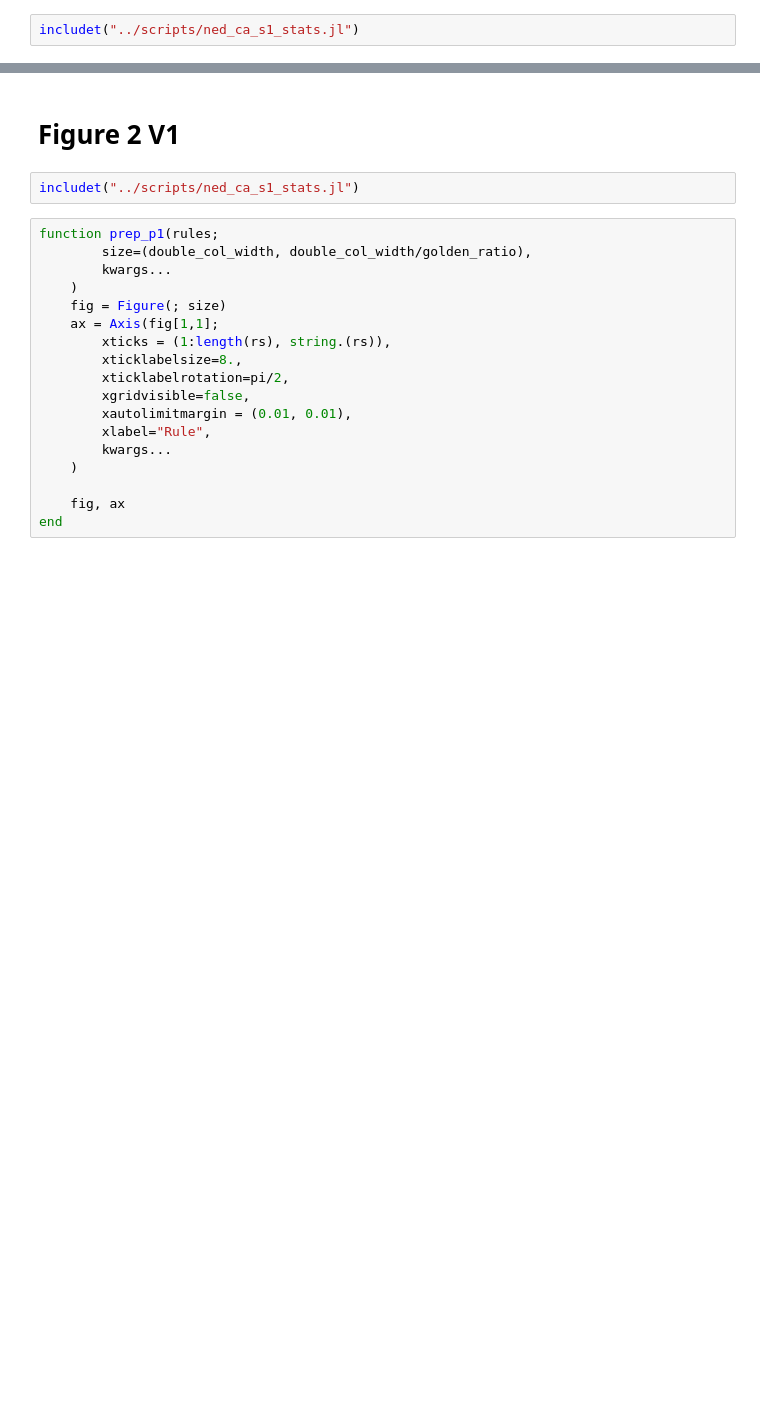
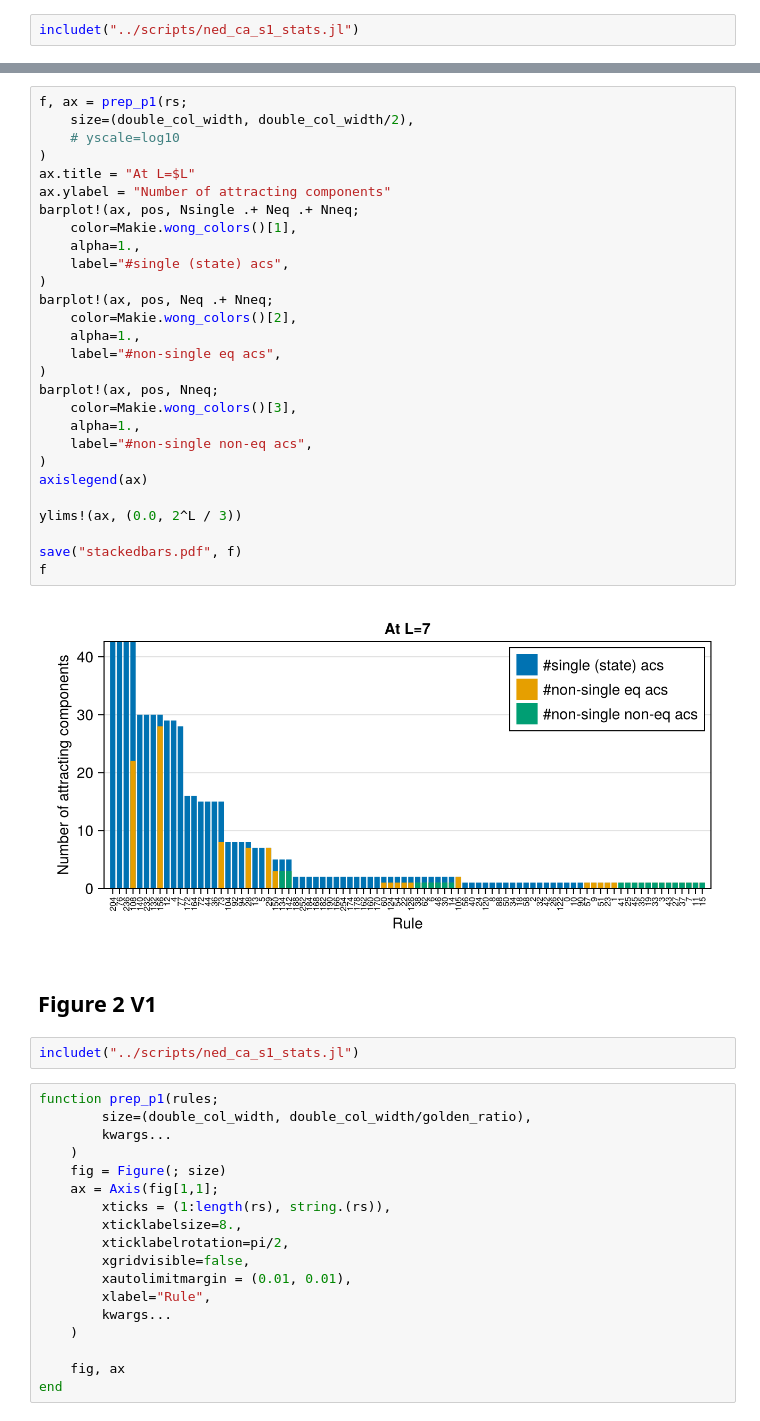
Before and after one commit to kockahonza/TopoStoch, a Jupyter notebook: notebooks/ma_figure_2.ipynb, the cells around one changed output, grey strips where cells are left out. Drawn from its saved outputs; the diff is of its cells as text; blank space fills up the shorter version.

```diff
--- a/notebooks/ma_figure_2.ipynb
+++ b/notebooks/ma_figure_2.ipynb
@@ -116,5 +372,35 @@ f
+# %%
+f, ax = prep_p1(rs;
+    size=(double_col_width, double_col_width/2),
+    # yscale=log10
+)
+ax.title = "At L=$L"
+ax.ylabel = "Number of attracting components"
+barplot!(ax, pos, Nsingle .+ Neq .+ Nneq;
+    color=Makie.wong_colors()[1],
+    alpha=1.,
+    label="#single (state) acs",
+)
+barplot!(ax, pos, Neq .+ Nneq;
+    color=Makie.wong_colors()[2],
+    alpha=1.,
+    label="#non-single eq acs",
+)
+barplot!(ax, pos, Nneq;
+    color=Makie.wong_colors()[3],
+    alpha=1.,
+    label="#non-single non-eq acs",
+)
+axislegend(ax)
+
+ylims!(ax, (0.0, 2^L / 3))
+
+save("stackedbars.pdf", f)
+f
+# %% [output]
+[figure, added]
 # %% [markdown]
-# Figure 2 V1
+## Figure 2 V1
 # %%
 includet("../scripts/ned_ca_s1_stats.jl")
 # %%
```
Also changed, not shown: parts of 23 cells of this notebook, 55 other files.
